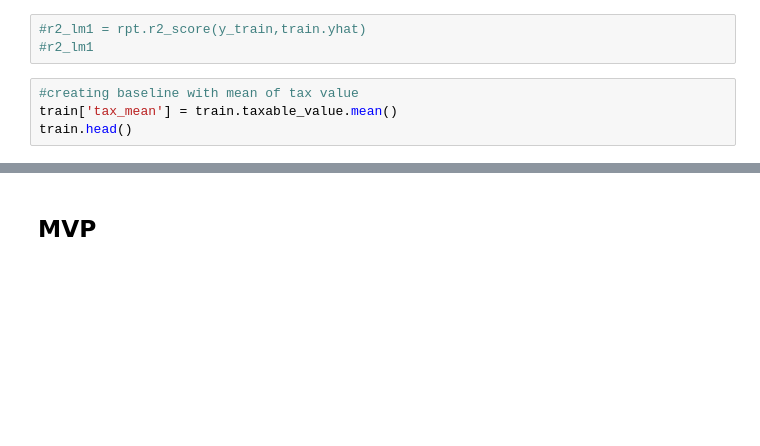
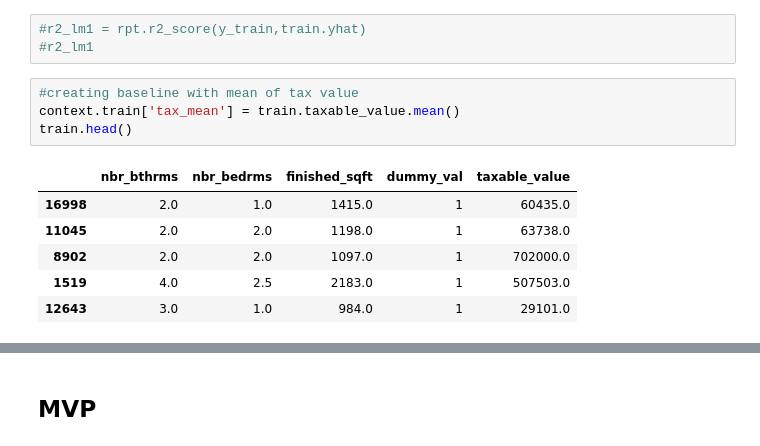
Before and after one commit to kjeliasen/ZillOMG, a Jupyter notebook: Zillow_Project.ipynb, the cells around one changed output, grey strips where cells are left out. Cells and saved outputs as stored; diff of their text form; blank space fills up the shorter version.

```diff
--- a/Zillow_Project.ipynb
+++ b/Zillow_Project.ipynb
@@ -125,8 +99,15 @@ ending heatmap_train ; time: 0.3488118648529053
 #r2_lm1
 # %%
 #creating baseline with mean of tax value
-train['tax_mean'] = train.taxable_value.mean()
+context.train['tax_mean'] = train.taxable_value.mean()
 train.head()
+# %% [output]
+|  | nbr_bthrms | nbr_bedrms | finished_sqft | dummy_val | taxable_value |
+| 16998 | 2.0 | 1.0 | 1415.0 | 1 | 60435.0 |
+| 11045 | 2.0 | 2.0 | 1198.0 | 1 | 63738.0 |
+| 8902 | 2.0 | 2.0 | 1097.0 | 1 | 702000.0 |
+| 1519 | 4.0 | 2.5 | 2183.0 | 1 | 507503.0 |
+| 12643 | 3.0 | 1.0 | 984.0 | 1 | 29101.0 |
 # %%
 #creating residual of tax value vs expected tax value
 train['residual'] = train['yhat'] - train['taxable_value']
```
Also changed, not shown: parts of 16 cells of this notebook.
